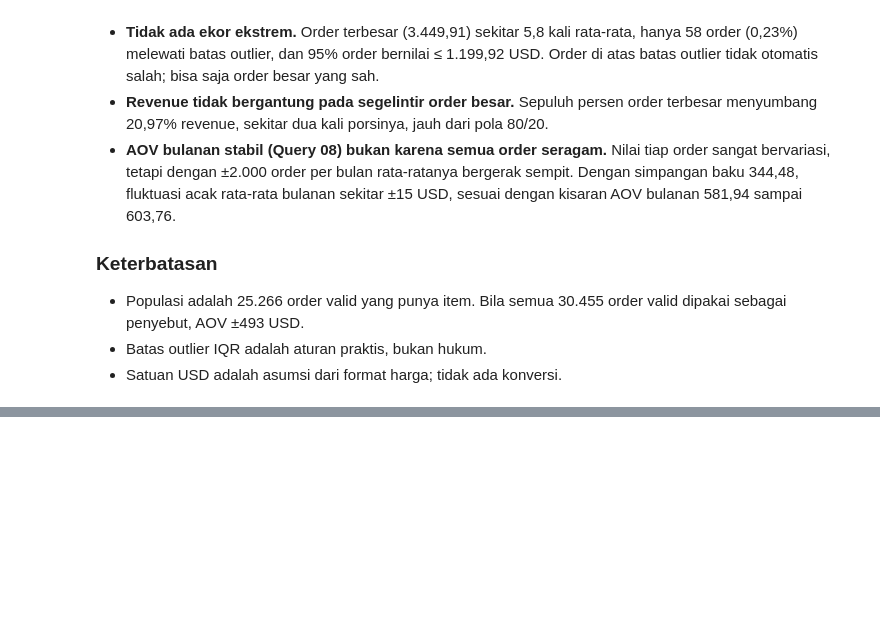
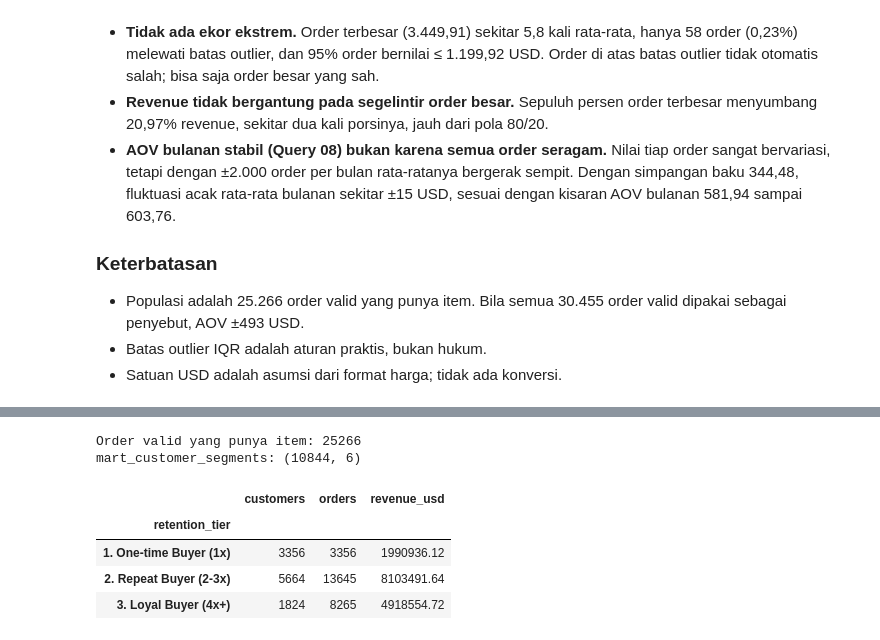
Before and after one commit to alifsyafan/data-engineering-portofolio, a Jupyter notebook: 01-sql-ecommerce-analysis/notebooks/01_eda_and_mart_prep.ipynb, the cells around one changed output, grey strips where cells are left out. Cells and saved outputs as stored; diff of their text form; code cells hidden in the pictures; blank space fills up the shorter version.

```diff
--- a/01-sql-ecommerce-analysis/notebooks/01_eda_and_mart_prep.ipynb
+++ b/01-sql-ecommerce-analysis/notebooks/01_eda_and_mart_prep.ipynb
@@ -586,0 +772,55 @@ monthly_aov
+# %%
+# Sel 4
+valid_with_items = orders_enriched[
+    orders_enriched["order_status"].isin(VALID_STATUSES)
+    & orders_enriched["order_revenue"].notna()
+]
+print("Order valid yang punya item:", len(valid_with_items))   # 25266
+
+mart_customer_segments = (
+    valid_with_items
+    .groupby("order_customer_id", as_index=False)
+    .agg(
+        order_count=("order_id", "nunique"),
+        total_revenue_usd=("order_revenue", "sum"),
+        first_order_date=("order_date", "min"),
+        last_order_date=("order_date", "max"),
+    )
+    .rename(columns={"order_customer_id": "customer_id"})
+)
+
+
+def assign_tier(n):
+    if n == 1:
+        return "1. One-time Buyer (1x)"
+    elif n <= 3:
+        return "2. Repeat Buyer (2-3x)"
+    return "3. Loyal Buyer (4x+)"
+
+
+mart_customer_segments["retention_tier"] = mart_customer_segments["order_count"].apply(assign_tier)
+mart_customer_segments["total_revenue_usd"] = mart_customer_segments["total_revenue_usd"].round(2)
+mart_customer_segments["first_order_date"] = mart_customer_segments["first_order_date"].dt.date
+mart_customer_segments["last_order_date"] = mart_customer_segments["last_order_date"].dt.date
+
+mart_customer_segments = mart_customer_segments[[
+    "customer_id", "retention_tier", "order_count", "total_revenue_usd",
+    "first_order_date", "last_order_date",
+]]
+
+print("mart_customer_segments:", mart_customer_segments.shape)    # 10844 baris
+
+tier_check = mart_customer_segments.groupby("retention_tier").agg(
+    customers=("customer_id", "count"),
+    orders=("order_count", "sum"),
+    revenue_usd=("total_revenue_usd", "sum"),
+).round(2)
+tier_check
+# %% [output]
+Order valid yang punya item: 25266
+mart_customer_segments: (10844, 6)
+|  | customers | orders | revenue_usd |
+| retention_tier |  |  |  |
+| 1. One-time Buyer (1x) | 3356 | 3356 | 1990936.12 |
+| 2. Repeat Buyer (2-3x) | 5664 | 13645 | 8103491.64 |
+| 3. Loyal Buyer (4x+) | 1824 | 8265 | 4918554.72 |
```
Also changed, not shown: parts of 11 cells of this notebook, 6 other files.
